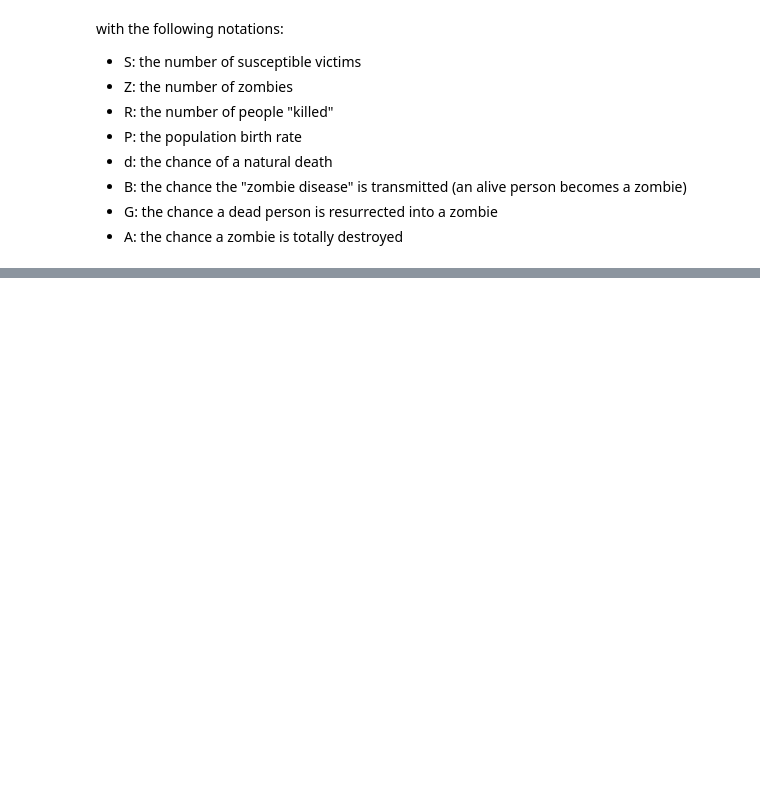
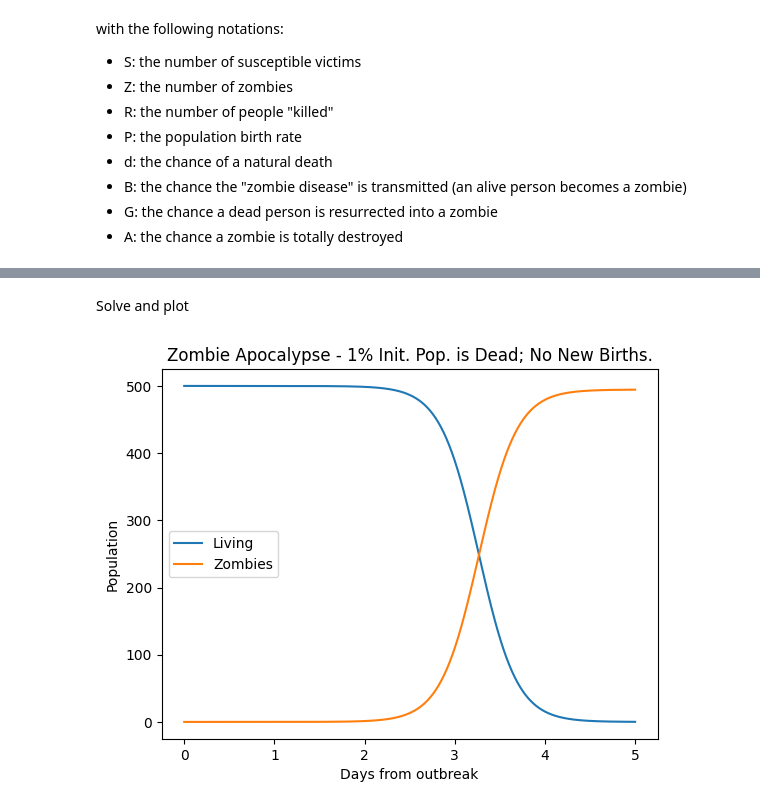
Before and after one commit to scipy/scipy-cookbook, a Jupyter notebook: ipython/Zombie_Apocalypse_ODEINT.ipynb, the cells around one changed output, grey strips where cells are left out. Drawn from its saved outputs; the diff is of its cells as text; code cells hidden in the pictures; blank space fills up the shorter version.

```diff
--- a/ipython/Zombie_Apocalypse_ODEINT.ipynb
+++ b/ipython/Zombie_Apocalypse_ODEINT.ipynb
@@ -123,0 +95,17 @@ plt.legend(loc=0)
+# %% [markdown]
+Solve and plot
+# %%
+soln = odeint(f, y0, t, tfirst=True)
+S = soln[:, 0]
+Z = soln[:, 1]
+R = soln[:, 2]
+
+plt.figure()
+plt.plot(t, S, label='Living')
+plt.plot(t, Z, label='Zombies')
+plt.xlabel('Days from outbreak')
+plt.ylabel('Population')
+plt.title('Zombie Apocalypse - 1% Init. Pop. is Dead; No New Births.')
+plt.legend(loc='center left');
+# %% [output]
+[figure, added]
```
Also changed, not shown: parts of 18 cells of this notebook.
